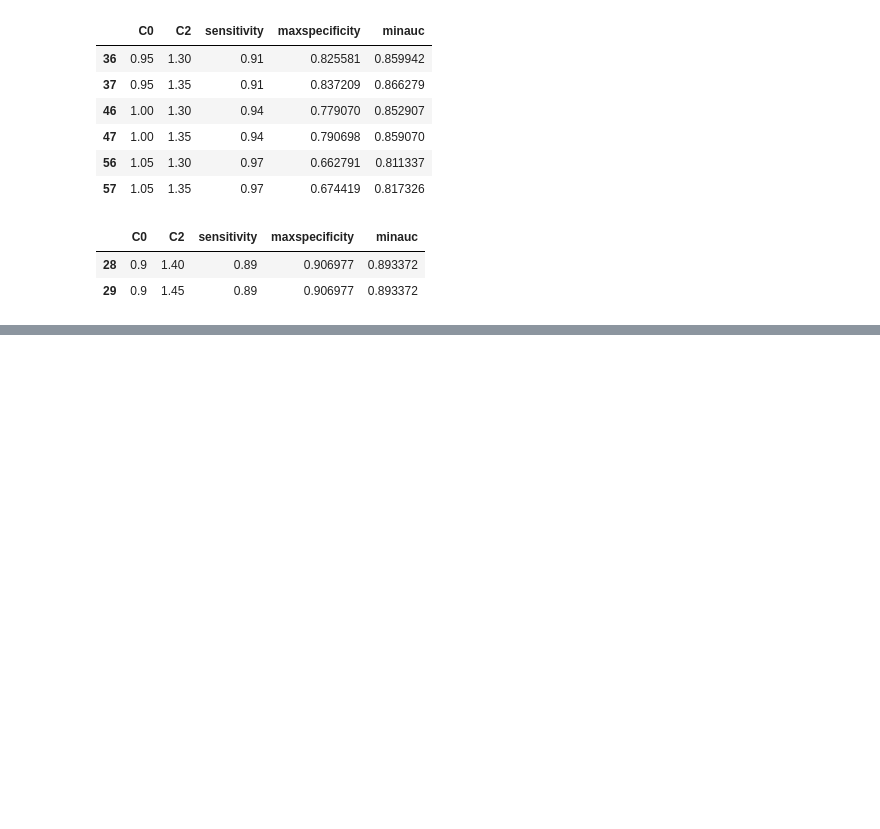
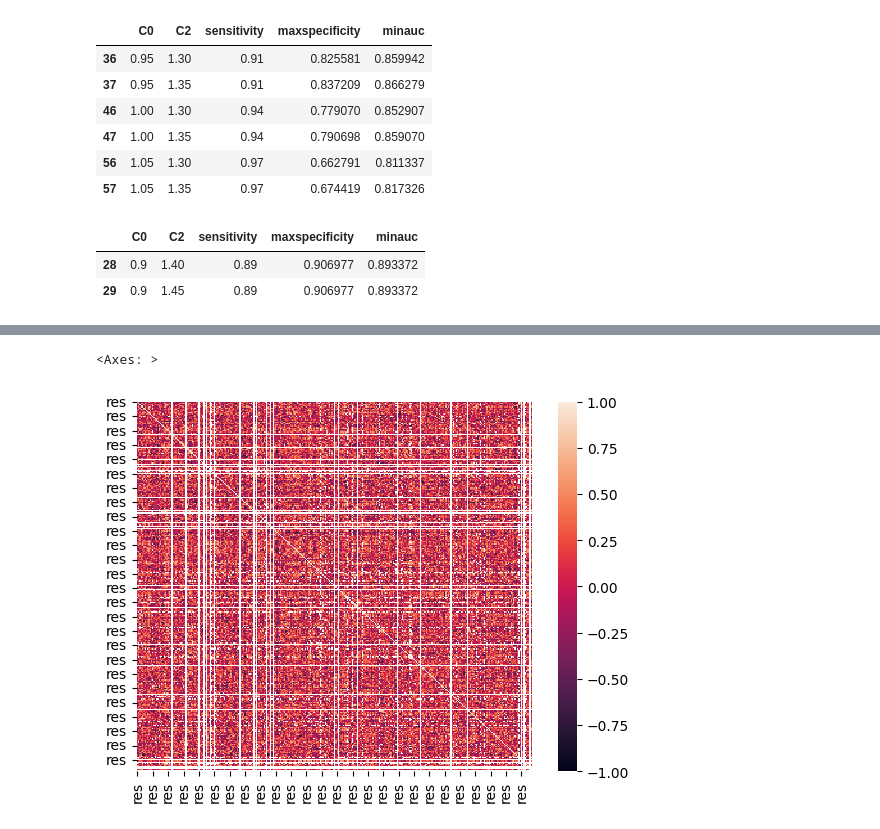
Before and after one commit to zeroknowledgediscovery/truthnet, a Jupyter notebook: truthnet/examples/perfpaper.ipynb, the cells around one changed output, grey strips where cells are left out. Cells and saved outputs as stored; diff of their text form; code cells hidden in the pictures; blank space fills up the shorter version.

```diff
--- a/truthnet/examples/perfpaper.ipynb
+++ b/truthnet/examples/perfpaper.ipynb
@@ -264,0 +269,5 @@ plt.axis('off')
+# %%
+sns.heatmap(Af.T.corr())
+# %% [output]
+<Axes: >
+[figure, added]
```
Also changed, not shown: parts of 12 cells of this notebook, 11 other files.
